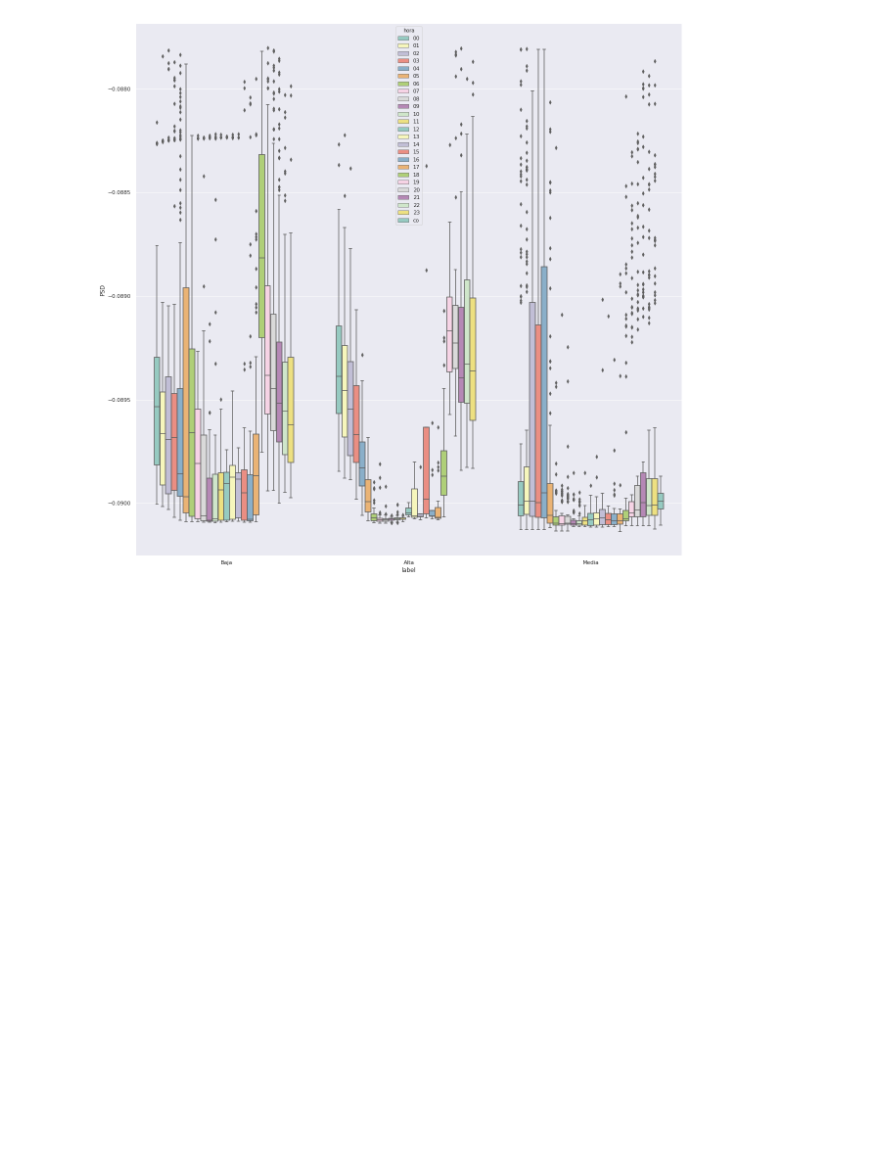
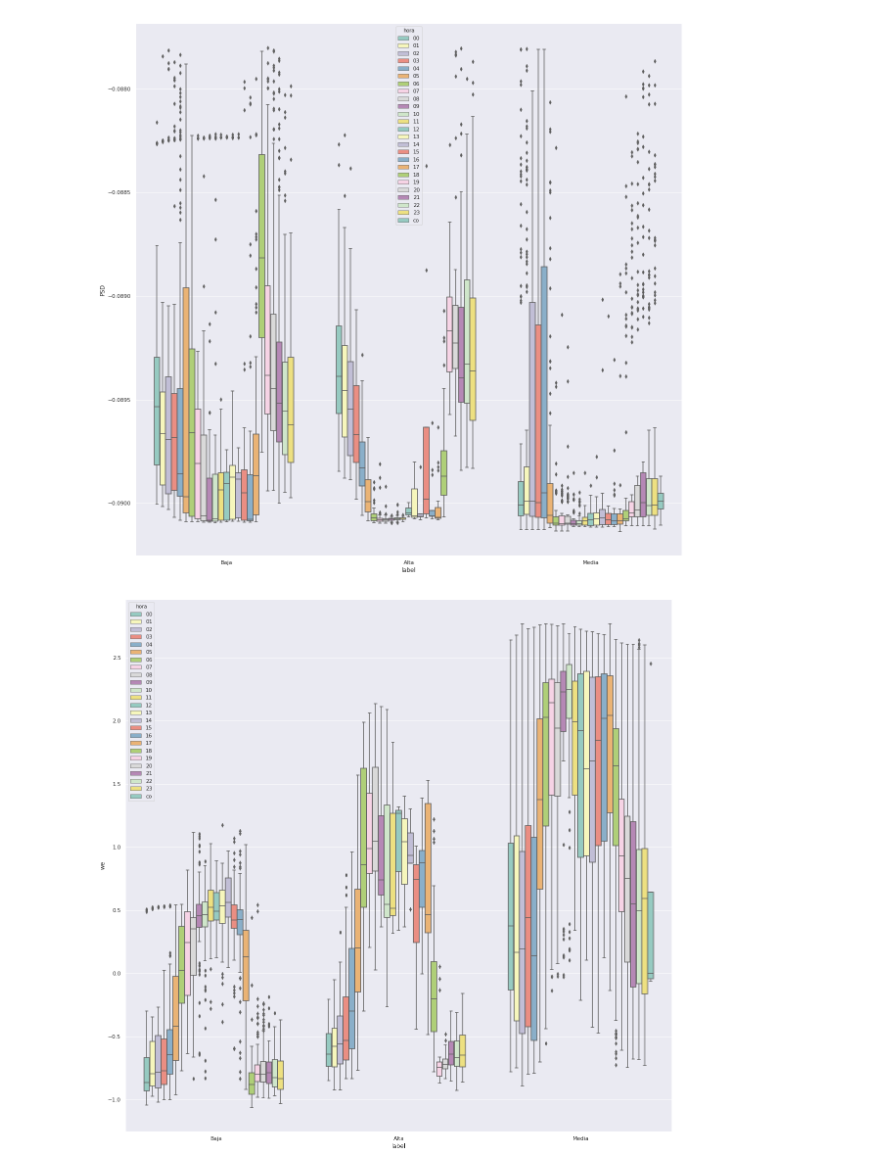
Before and after one commit to David9203/AnalisisVariables, a Jupyter notebook: Graficar boxplots/Boxplotdatos30octubre.ipynb, the cells around one changed output. Cells and saved outputs as stored; diff of their text form; code cells hidden in the pictures; blank space fills up the shorter version.

```diff
--- a/Graficar boxplots/Boxplotdatos30octubre.ipynb
+++ b/Graficar boxplots/Boxplotdatos30octubre.ipynb
@@ -138,3 +142,9 @@ sns.set(rc={'figure.figsize':(20,20)})
 ax = sns.boxplot(x="label", y="PSD", hue="hora", data=scals, palette="Set3")
 # %% [output]
 [figure]
+# %%
+sns.set(rc={'figure.figsize':(20,20)})
+
+ax = sns.boxplot(x="label", y="we", hue="hora", data=scals, palette="Set3")
+# %% [output]
+[figure, added]
```
Also changed, not shown: parts of 10 cells of this notebook.
